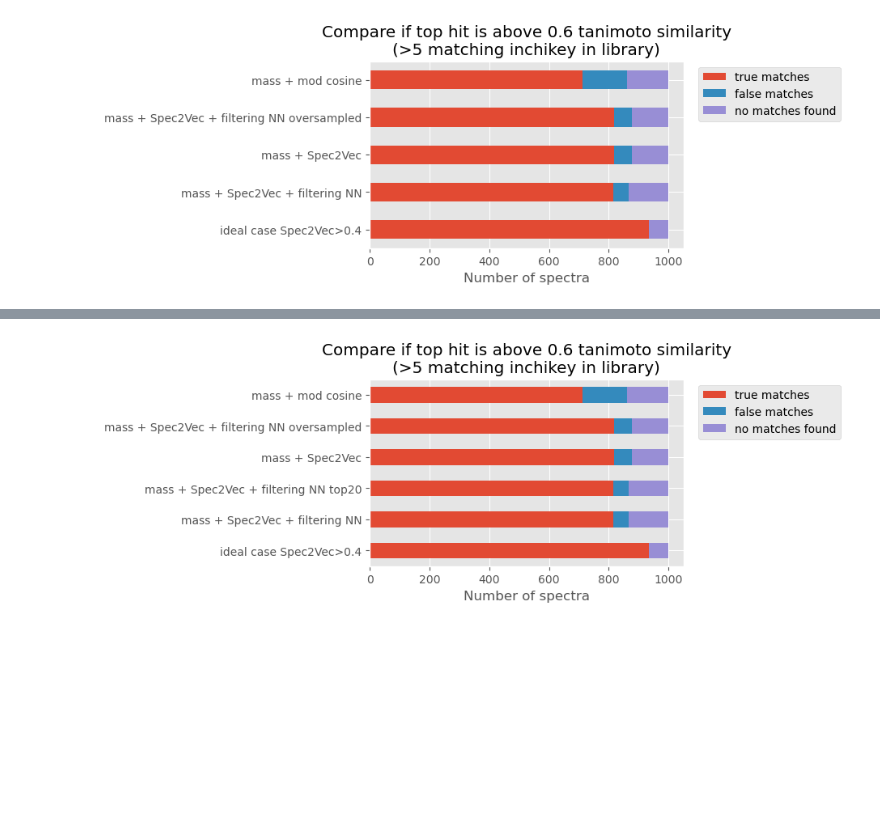
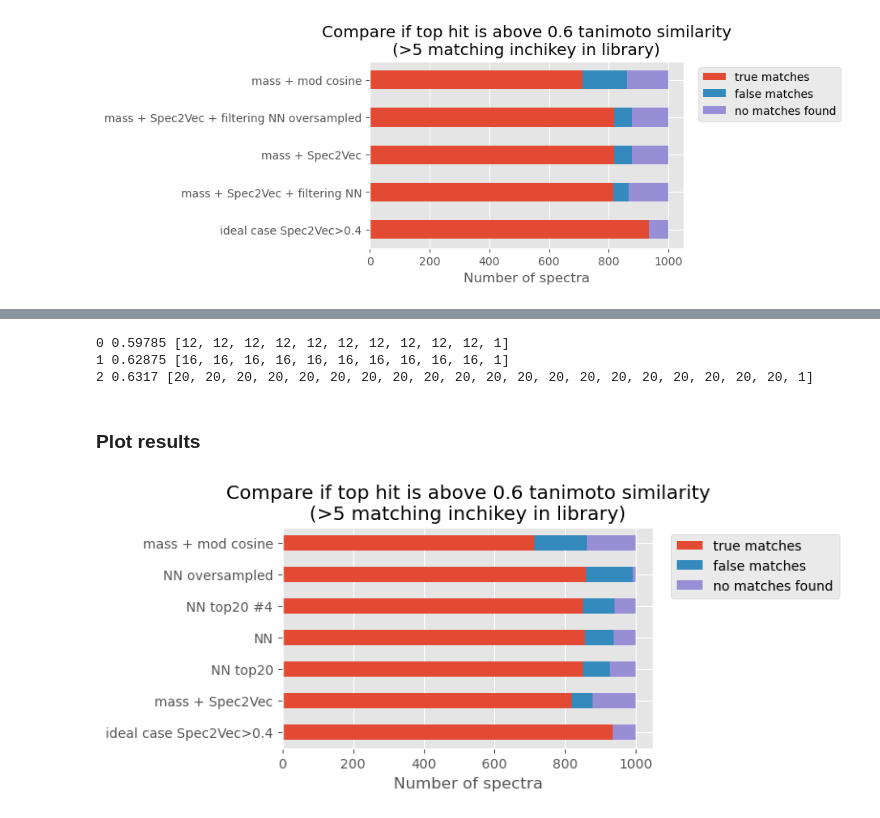
Before and after one commit to louwenjjr/improve_library_matching, a Jupyter notebook: 2-library-matching-improvement.ipynb, the cells around one changed output, grey strips where cells are left out. Drawn from its saved outputs; the diff is of its cells as text; code cells hidden in the pictures; blank space fills up the shorter version.

```diff
--- a/2-library-matching-improvement.ipynb
+++ b/2-library-matching-improvement.ipynb
@@ -1201,6 +1201,6 @@ def make_s2v_selection(matches, topn):
     all_selected_matches = selected_matches[0].append(selected_matches[1:])
     return all_selected_matches
 
-nn_new_found_matches_s2v_match_perc_pmass_sim_top20 = make_s2v_selection(nn_prep_new_found_matches_s2v_match_perc_pmass_sim, 20)
+nn_found_matches_s2v_match_perc_pmass_sim_top20 = make_s2v_selection(nn_prep_found_matches_s2v_match_perc_pmass_sim, 20)
 # %%
 #add simlabel
@@ -1215,8 +1215,8 @@ simlabs.count(0), simlabs.count(1)
 model_name_top20 = os.path.join(path_data, 'first_deep_nn_similarity_top20')
 
 # split into input (X) and output (y) variables
-X = nn_new_found_matches_s2v_match_perc_pmass_sim_top20.drop('sim_label', axis = 1)
-y = nn_new_found_matches_s2v_match_perc_pmass_sim_top20['sim_label']
+X = nn_found_matches_s2v_match_perc_pmass_sim_top20.drop('sim_label', axis = 1)
+y = nn_found_matches_s2v_match_perc_pmass_sim_top20['sim_label']
 if os.path.exists(model_name_top20):
     model_top20 = load_model(model_name_top20)
 else:
@@ -1231,7 +1231,7 @@ else:
     # compile the keras model
     model_top20.compile(loss='binary_crossentropy', optimizer='adam', metrics=['accuracy'])
     # fit the keras model on the dataset
-    model_top20.fit(X, y, epochs=30, batch_size = 16)
+    model_top20.fit(X, y, epochs=30, batch_size = 16) #add validation set?
 
     model_top20.save(model_name_top20)
 # %% [output]
@@ -1273,0 +1429,12 @@ for ID in range(len(nn_prep_new_found_matches_s2v_match_perc_pmass_sim)):
+# %%
+#test highest model, number 4
+nn_new_testset_top20_tested_more_layers_4 = []
+for ID in range(len(nn_prep_new_found_matches_s2v_match_perc_pmass_sim)):
+    current_match = nn_prep_new_found_matches_s2v_match_perc_pmass_sim[ID].copy()
+    simlabs = [1 if sim >= sim_cutoff else 0 for sim in current_match['similarity']]
+    predict_on = current_match.drop(['label', 'similarity'], axis = 1)
+    predictions = models_acc[4][0].predict_classes(predict_on)
+    current_match['predictions'] = predictions
+    correct_guess = [pred == lab for pred, lab in zip(predictions, simlabs)]
+    current_match['correct_guess'] = correct_guess
+    nn_new_testset_top20_tested_more_layers_4.append(current_match)
@@ -1274,3 +1477,12 @@ for ID in range(len(nn_prep_new_found_matches_s2v_match_perc_pmass_sim)):
+# %%
+for i in range(len(models_acc_overs)):
+    print(i, models_acc_overs[i][1], layers_to_test[i])
+# %% [output]
+0 0.59785 [12, 12, 12, 12, 12, 12, 12, 12, 12, 12, 1]
+1 0.62875 [16, 16, 16, 16, 16, 16, 16, 16, 16, 16, 1]
+2 0.6317 [20, 20, 20, 20, 20, 20, 20, 20, 20, 20, 20, 20, 20, 20, 20, 20, 20, 20, 20, 20, 1]
+# %% [markdown]
+### Plot results
 # %%
 #testing if top hit is above 0.6 similarity after filtering with nn on oversampled data
 #look at top20
@@ -1310,32 +1622,43 @@ test_sim_filt_nn_top20_arr = np.array(test_sim_filt_nn_top20_top20)
 # %%
 ### plt.style.use('ggplot')
-
-ylabels = ['mass + mod cosine',
-           'mass + Spec2Vec',
-           'mass + Spec2Vec + filtering NN',
-           'mass + Spec2Vec + filtering NN oversampled',
-           'mass + Spec2Vec + filtering NN top20',
-           'ideal case Spec2Vec>0.4']
+if restr_nn:
+    ylabels = ['mass + mod cosine',
+               'mass + Spec2Vec',
+               'mass + Spec2Vec + NN',
+               'mass + Spec2Vec + NN oversampled',
+               'mass + Spec2Vec + NN top20',
+               'ideal case Spec2Vec>0.4',
+               'mass + Spec2Vec + NN top20 #4']
+else:
+    ylabels = ['mass + mod cosine',
+               'mass + Spec2Vec',
+               'NN',
+               'NN oversampled',
+               'NN top20',
+               'ideal case Spec2Vec>0.4',
+               'NN top20 #4']
 xlabels = ['true matches', 'false matches', 'no matches found']
           #'mass + mod.cosine \n + as backup: Spec2Vec + mod.cosine']
 data = np.array([[np.sum(test_sim_mcos_arr_top20 == 1), np.sum(test_sim_mcos_arr_top20 == 0), np.sum(test_sim_mcos_arr_top20 == -1)],
                  [np.sum(test_sim_s2v_arr_top20 == 1), np.sum(test_sim_s2v_arr_top20 == 0), np.sum(test_sim_s2v_arr_top20 == -1)],
                  [np.sum(test_sim_filt_nn_arr == 1), np.sum(test_sim_filt_nn_arr == 0), np.sum(test_sim_filt_nn_arr == -1)],
                  [np.sum(test_sim_filt_nn_oversampled_arr == 1), np.sum(test_sim_filt_nn_oversampled_arr == 0), np.sum(test_sim_filt_nn_oversampled_arr == -1)],
                  [np.sum(test_sim_filt_nn_top20_arr == 1), np.sum(test_sim_filt_nn_top20_arr == 0), np.sum(test_sim_filt_nn_top20_arr == -1)],
-                 [np.sum(ideal_case_arr_top20 == 1), np.sum(ideal_case_arr_top20 == 0), np.sum(ideal_case_arr_top20 == -1)]])
+                 [np.sum(ideal_case_arr_top20 == 1), np.sum(ideal_case_arr_top20 == 0), np.sum(ideal_case_arr_top20 == -1)],
+                 [np.sum(test_sim_filt_nn_top20_more_layers_4_top20_arr == 1), np.sum(test_sim_filt_nn_top20_more_layers_4_top20_arr == 0),
+                  np.sum(test_sim_filt_nn_top20_more_layers_4_top20_arr == -1)]])
 
 dataframe = pd.DataFrame(data, columns=xlabels, index=ylabels)
 
 #fig, ax = plt.subplots(figsize=(5, 5))
 ax = dataframe.sort_values(by=['false matches'], ascending=True).plot.barh(stacked=True, edgecolor='none', figsize=(5, 3))
 
 horiz_offset = 1.03
 vert_offset = 1.
 ax.legend(bbox_to_anchor=(horiz_offset, vert_offset))
 plt.xlabel('Number of spectra')
 plt.title('Compare if top hit is above 0.6 tanimoto similarity\n(>5 matching inchikey in library)')
 #plt.figure(figsize=(5,5))
 plt.show()
 # %% [output]
-[figure, old version]
+[figure, new version]
```
Also changed, not shown: parts of 14 cells of this notebook, 1 other file.
